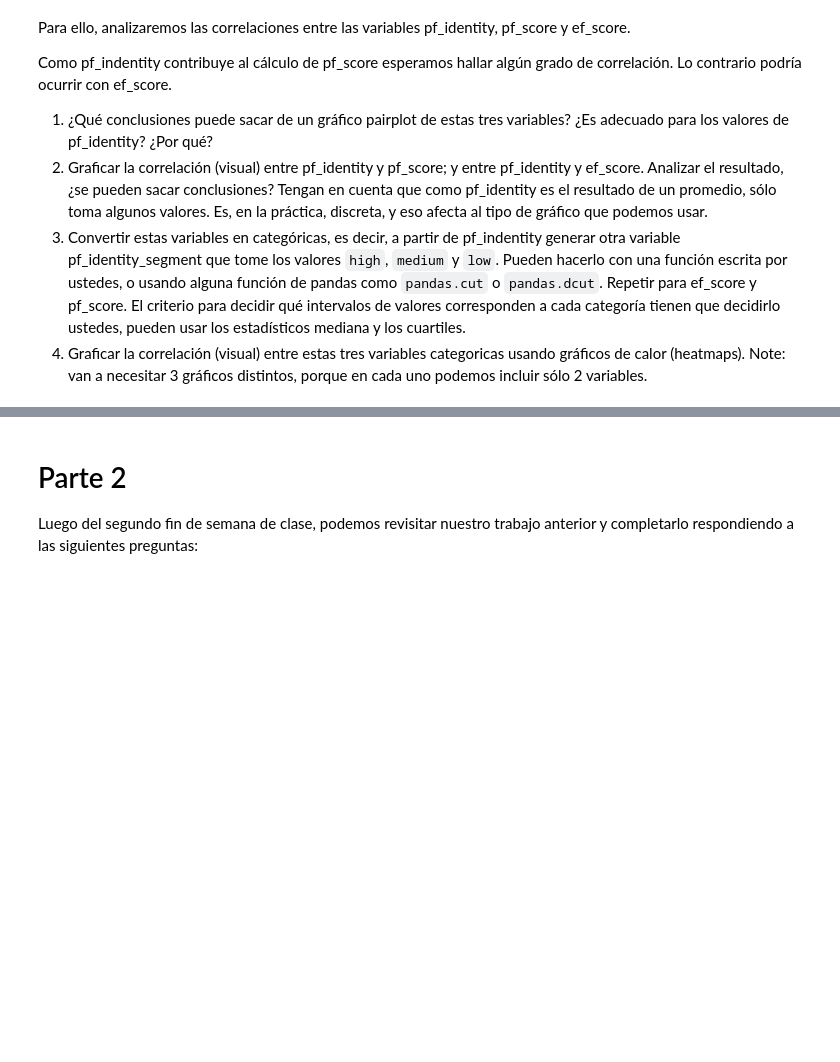
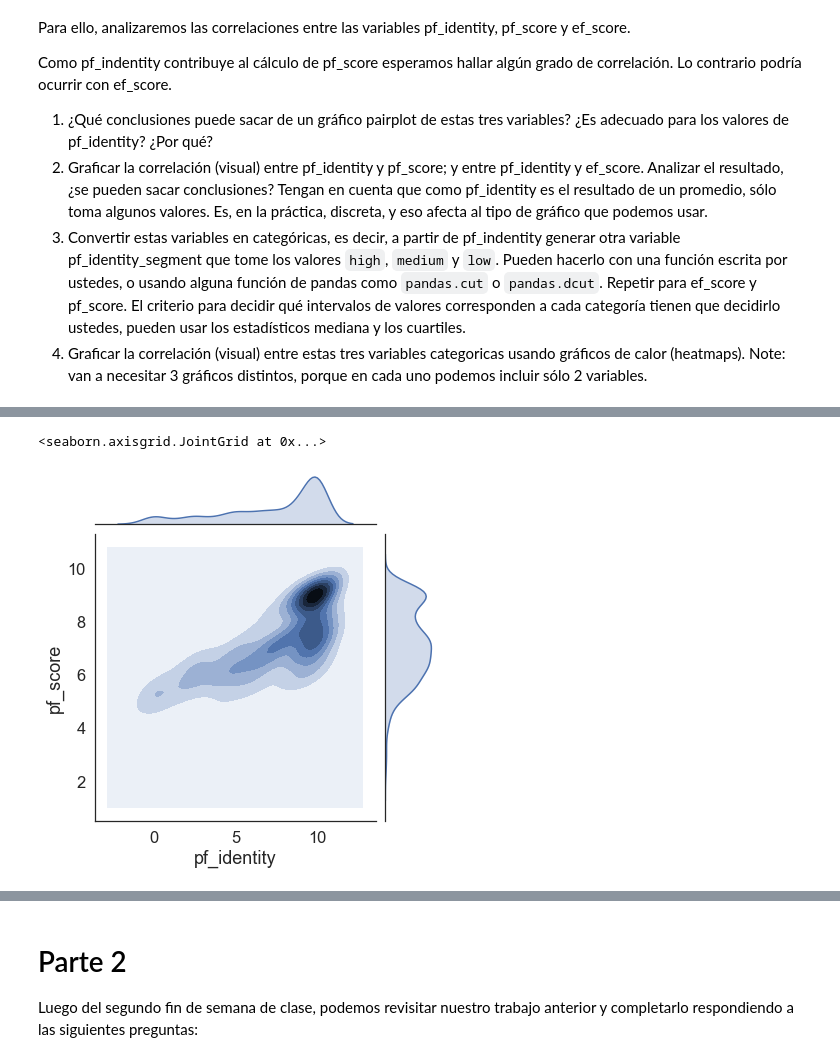
Before and after one commit to diegobcuadro/AyV_Grupo10, a Jupyter notebook: practico.ipynb, the cells around one changed output, grey strips where cells are left out. Cells and saved outputs as stored; diff of their text form; code cells hidden in the pictures; blank space fills up the shorter version.

```diff
--- a/practico.ipynb
+++ b/practico.ipynb
@@ -646,0 +672,5 @@ Como pf_indentity contribuye al cálculo de pf_score esperamos hallar algún gra
+# %%
+seaborn.jointplot(data=dataset, x='pf_identity', y='pf_score', kind='kde', height=6)
+# %% [output]
+<seaborn.axisgrid.JointGrid at 0x...>
+[figure, added]
```
Also changed, not shown: parts of 20 cells of this notebook.
